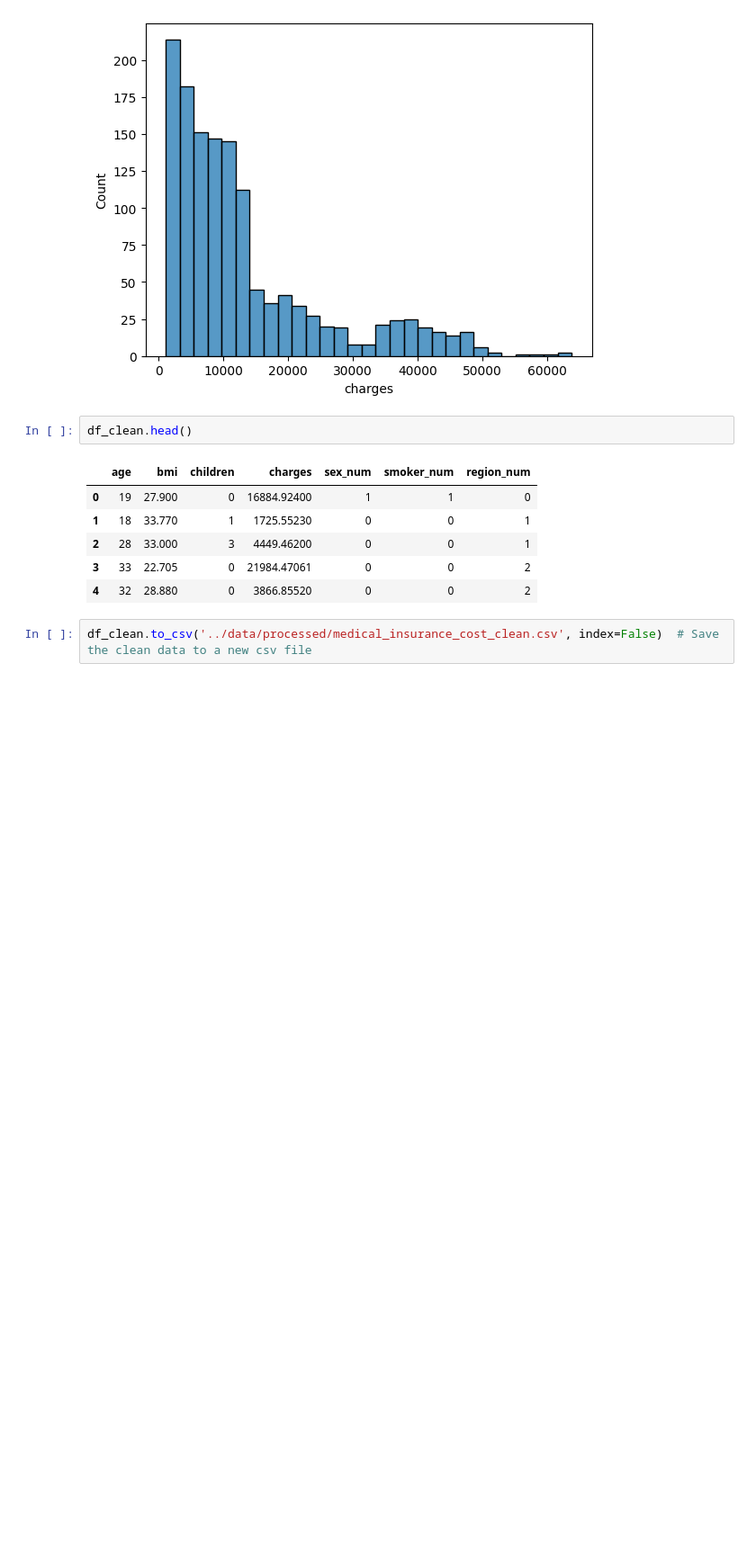
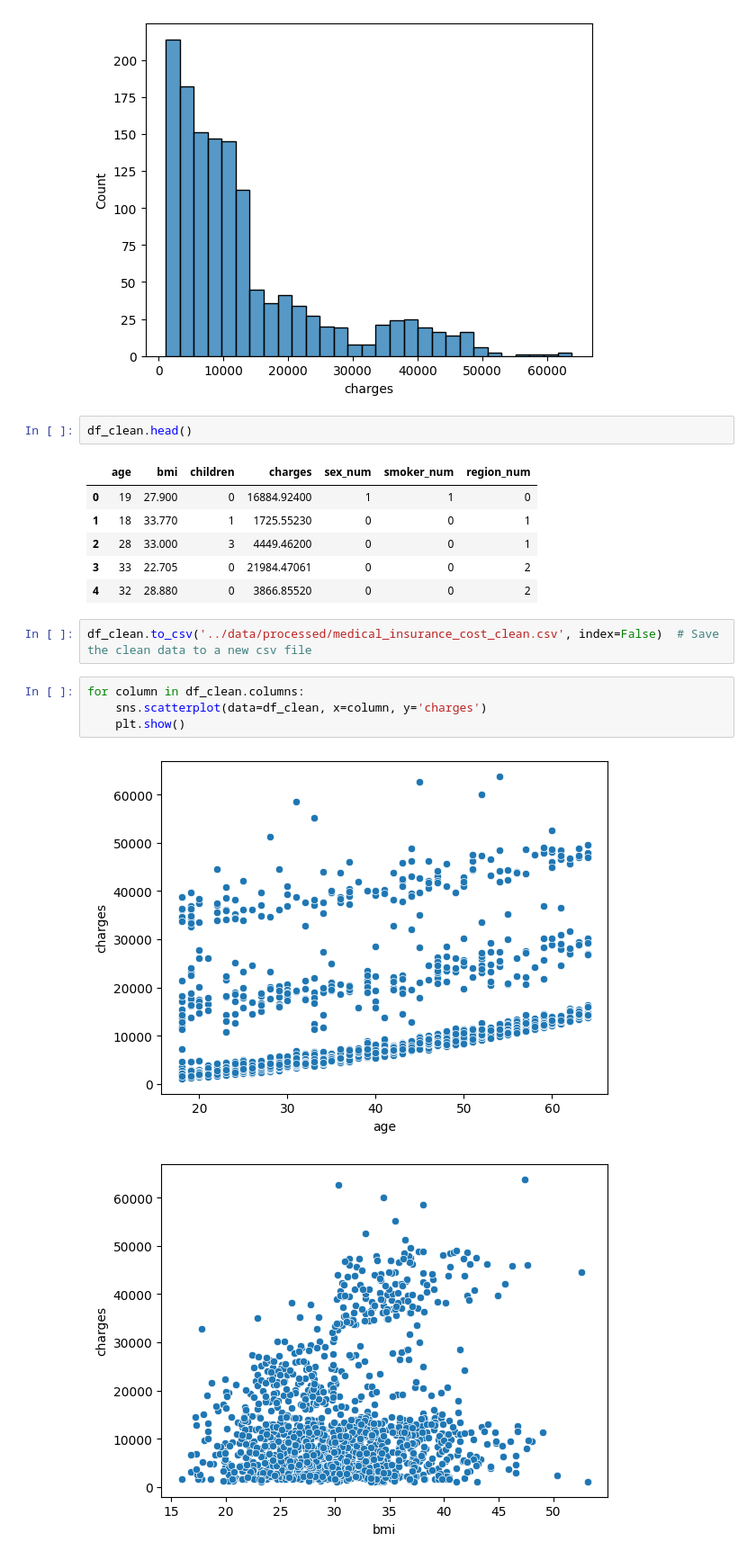
Before and after one commit to puupa/linear-regression-project, a Jupyter notebook: src/explore.ipynb, the cells around one changed output. Shown: that part at 90% size. Cells and saved outputs as stored; diff of their text form; blank space fills up the shorter version.

Commit message:
add scatterplots

```diff
--- a/src/explore.ipynb
+++ b/src/explore.ipynb
@@ -165,3 +165,10 @@ df_clean.head()
 | 4 | 32 | 28.880 | 0 | 3866.85520 | 0 | 0 | 2 |
 # %%
 df_clean.to_csv('../data/processed/medical_insurance_cost_clean.csv', index=False)  # Save the clean data to a new csv file
+# %%
+for column in df_clean.columns:
+    sns.scatterplot(data=df_clean, x=column, y='charges')
+    plt.show()
+# %% [output]
+[figure, added]
+[figure, added]
```
Also changed, not shown: parts of 1 cell of this notebook.
